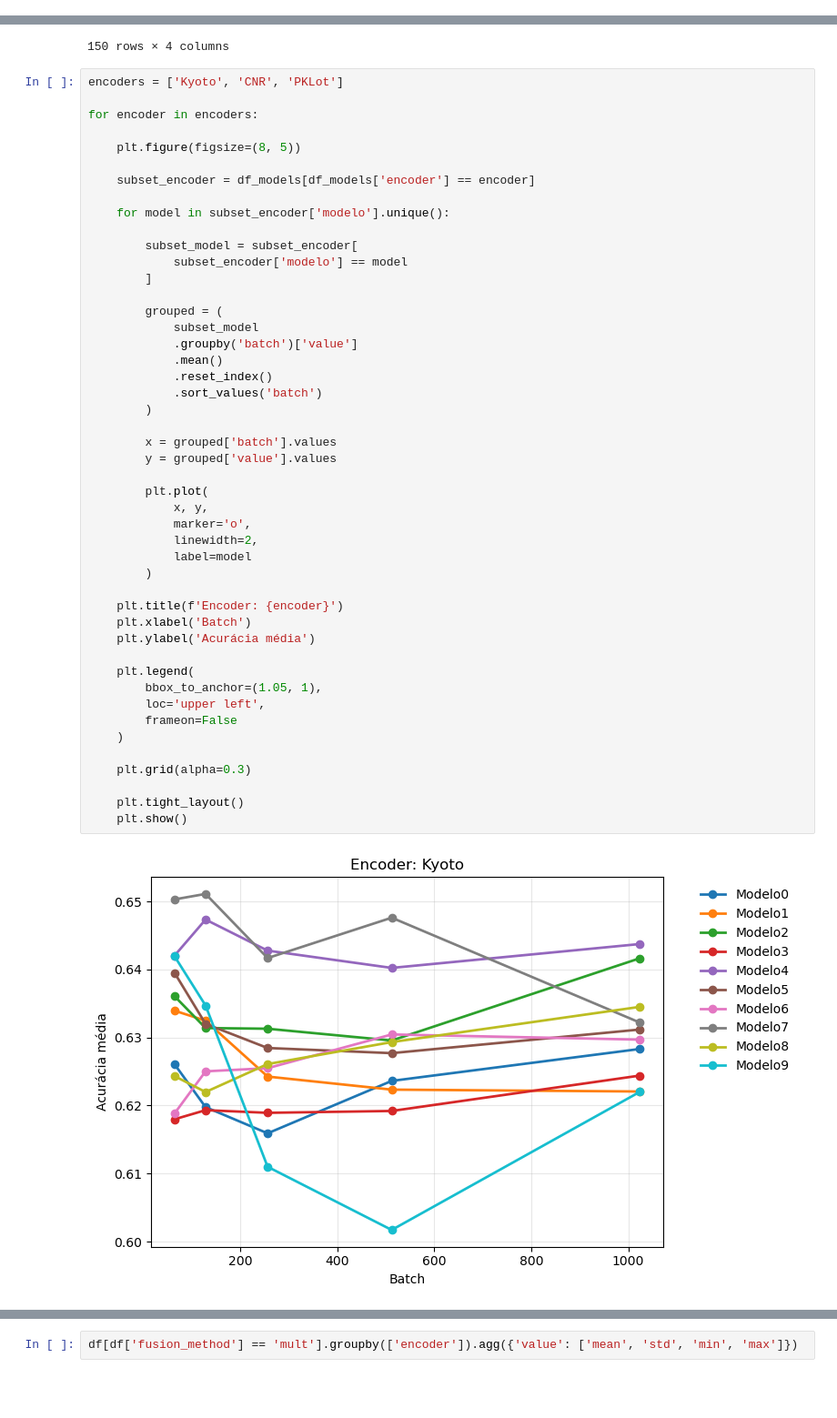
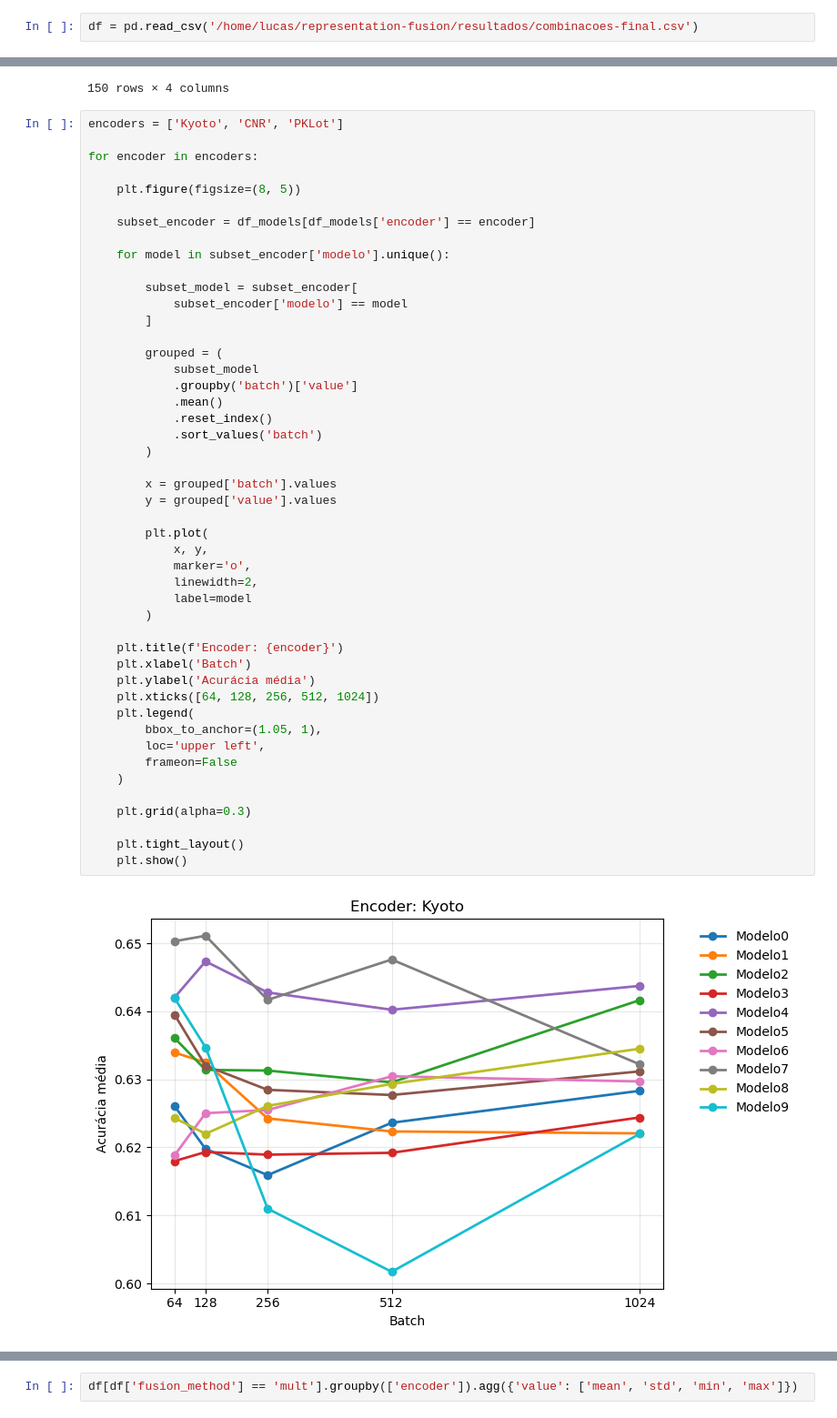
Before and after one commit to Lucas-doc26/ConditionalAutoencoder, a Jupyter notebook: analises.ipynb, the cells around one changed output, grey strips where cells are left out. Shown at 91% size. Drawn from its saved outputs; the diff is of its cells as text; blank space fills up the shorter version.

```diff
--- a/analises.ipynb
+++ b/analises.ipynb
@@ -45,3 +18,5 @@ df = df[df['fusion_method'] != 'mean_probs']  # remover média pq é igual ao su
+# %%
+df = pd.read_csv('/home/lucas/representation-fusion/resultados/combinacoes-final.csv')
 # %% [markdown]
 ## Contexto
 
@@ -448,32 +423,32 @@ for encoder in encoders:
             .groupby('batch')['value']
             .mean()
             .reset_index()
             .sort_values('batch')
         )
 
         x = grouped['batch'].values
         y = grouped['value'].values
 
         plt.plot(
             x, y,
             marker='o',
             linewidth=2,
             label=model
         )
 
     plt.title(f'Encoder: {encoder}')
     plt.xlabel('Batch')
     plt.ylabel('Acurácia média')
-
+    plt.xticks([64, 128, 256, 512, 1024])
     plt.legend(
         bbox_to_anchor=(1.05, 1),
         loc='upper left',
         frameon=False
     )
 
     plt.grid(alpha=0.3)
 
     plt.tight_layout()
     plt.show()
 # %% [output]
-[figure, old version]
+[figure, new version]
```
Also changed, not shown: parts of 5 cells of this notebook, 3 other files.
